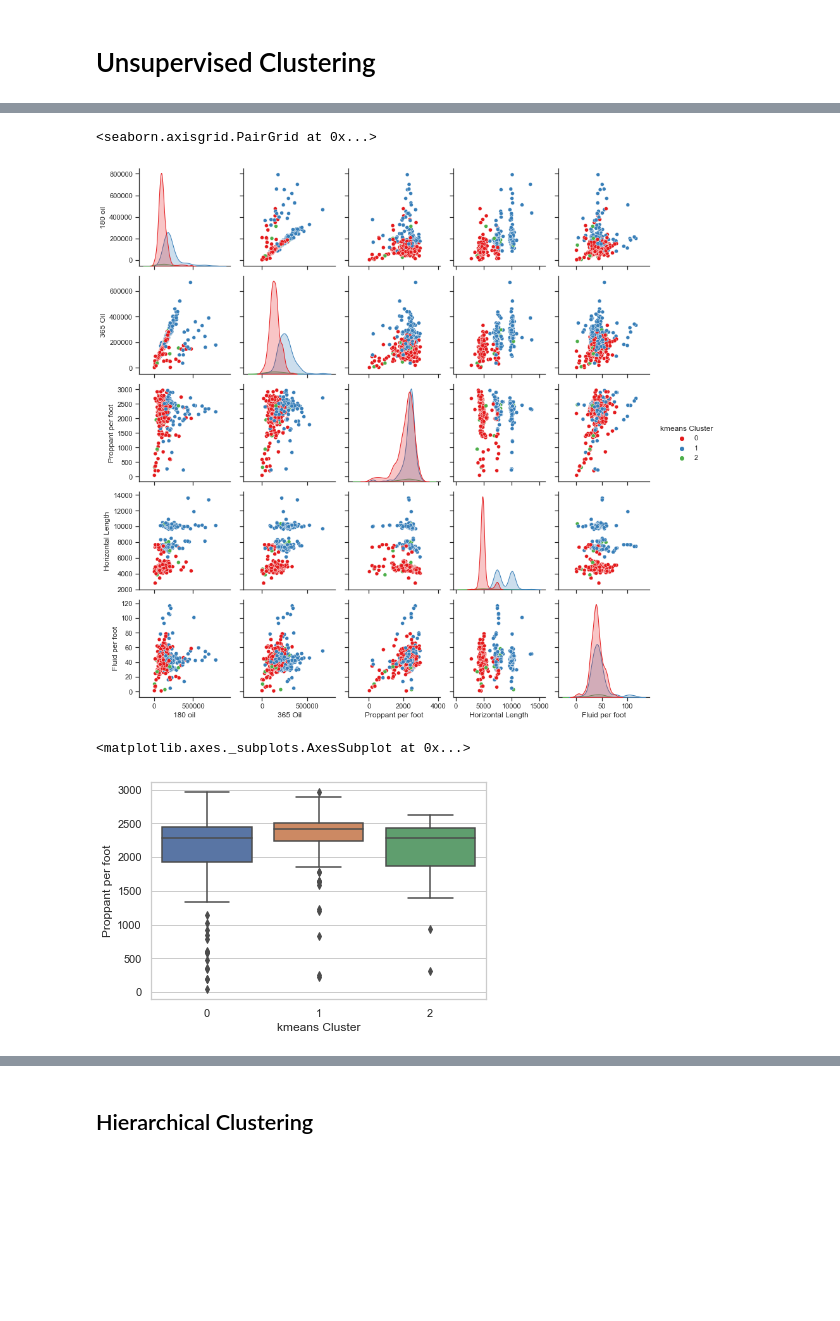
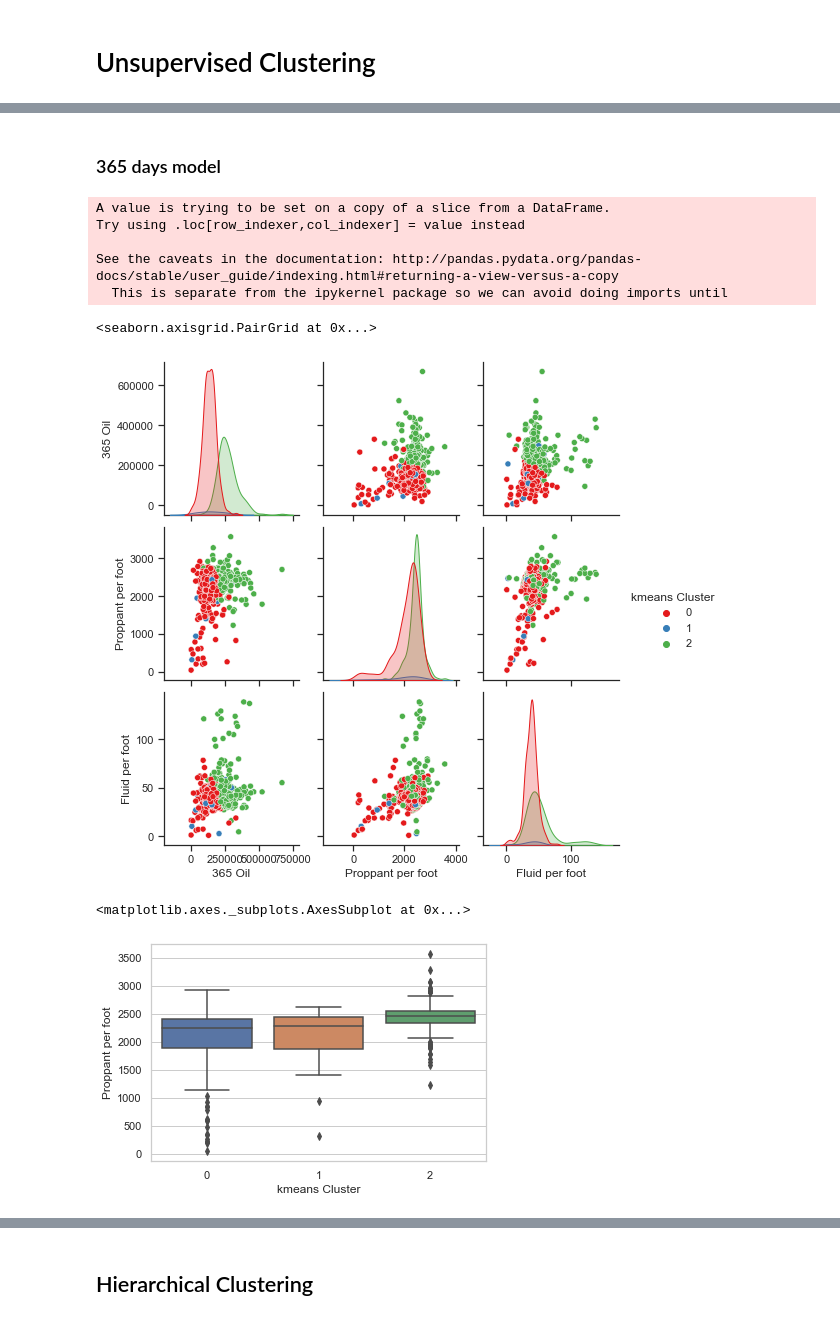
Before and after one commit to mjkhalaf/wolfcamp_DSA, a Jupyter notebook: hf.ipynb, the cells around one changed output, grey strips where cells are left out. Saved outputs shown, nothing was run; the diff lists cells and outputs as text; code cells hidden in the pictures; blank space fills up the shorter version.

```diff
--- a/hf.ipynb
+++ b/hf.ipynb
@@ -102,8 +102,9 @@ sns.pairplot(df[[ '180 oil', '365 Oil','Horizontal Length','Proppant per foot',
 <seaborn.axisgrid.PairGrid at 0x...>
 [figure]
 # %%
-df = df[df ['Proppant per foot'] <= 3000]
-df = df[df ['Fluid per foot'] < 120]
+df = df[df ['Proppant per foot'] <= 4000]
+df = df[df ['Fluid per foot'] < 150]
+
 
 sns.pairplot(df[[ '180 oil', '365 Oil','Horizontal Length','Proppant per foot',
        'Fluid per foot']])
@@ -127,10 +128,10 @@ sns.boxplot(y = df['Fluid per foot'])
 # %%
 from sklearn.cluster import KMeans
-from sklearn.preprocessing import MinMaxScaler
 
-df_clean = df [['180 oil', '365 Oil', 'Proppant per foot','Horizontal Length',
+df_clean = df [['365 Oil', 'Proppant per foot',
        'Fluid per foot', 'slickwater', 'water/gel']]
+df_clean
+from sklearn.preprocessing import StandardScaler
 
-scaler = MinMaxScaler(feature_range=(0, 1))
-
-df_minmax = scaler.fit_transform(df_clean)
+s_scaler = StandardScaler()
+df_s = s_scaler.fit_transform(df_clean)
@@ -161,18 +178,25 @@ plt.plot(clusters, SSW[1:10])
+# %% [markdown]
+### 365 days model
 # %%
-Core_kmeans = KMeans(n_clusters = 3, init = 'k-means++', n_init = 10, max_iter = 300, random_state = 11)
-cluster_labels = Core_kmeans.fit_predict(df_minmax)
+Core_kmeans = KMeans(n_clusters = 3, init = 'k-means++', n_init = 10, max_iter = 700, random_state = 11)
+cluster_labels = Core_kmeans.fit_predict(df_s)
 # %%
 sns.set(style = 'ticks')
 
-df['kmeans Cluster'] = Core_kmeans.labels_
+df_clean['kmeans Cluster'] = Core_kmeans.labels_
 
-sns.pairplot(df, vars = [ '180 oil', '365 Oil','Proppant per foot','Horizontal Length','Fluid per foot'], hue = 'kmeans Cluster', palette = "Set1")
+sns.pairplot(df_clean, vars = ['365 Oil','Proppant per foot','Fluid per foot'], hue = 'kmeans Cluster', palette = "Set1")
 # %% [output]
-<seaborn.axisgrid.PairGrid at 0x...>
+A value is trying to be set on a copy of a slice from a DataFrame.
+Try using .loc[row_indexer,col_indexer] = value instead
+
+See the caveats in the documentation: http://pandas.pydata.org/pandas-docs/stable/user_guide/indexing.html#returning-a-view-versus-a-copy
+  This is separate from the ipykernel package so we can avoid doing imports until
+<seaborn.axisgrid.PairGrid at 0x...>
-[figure, old version]
+[figure, new version]
 # %%
 sns.set(style="whitegrid")
-sns.boxplot(x=df['kmeans Cluster'], y=df['Proppant per foot'])
+sns.boxplot(x=df_clean['kmeans Cluster'], y=df['Proppant per foot'])
 # %% [output]
 <matplotlib.axes._subplots.AxesSubplot at 0x...>
-[figure, old version]
+[figure, new version]
```
Also changed, not shown: parts of 58 cells of this notebook.
